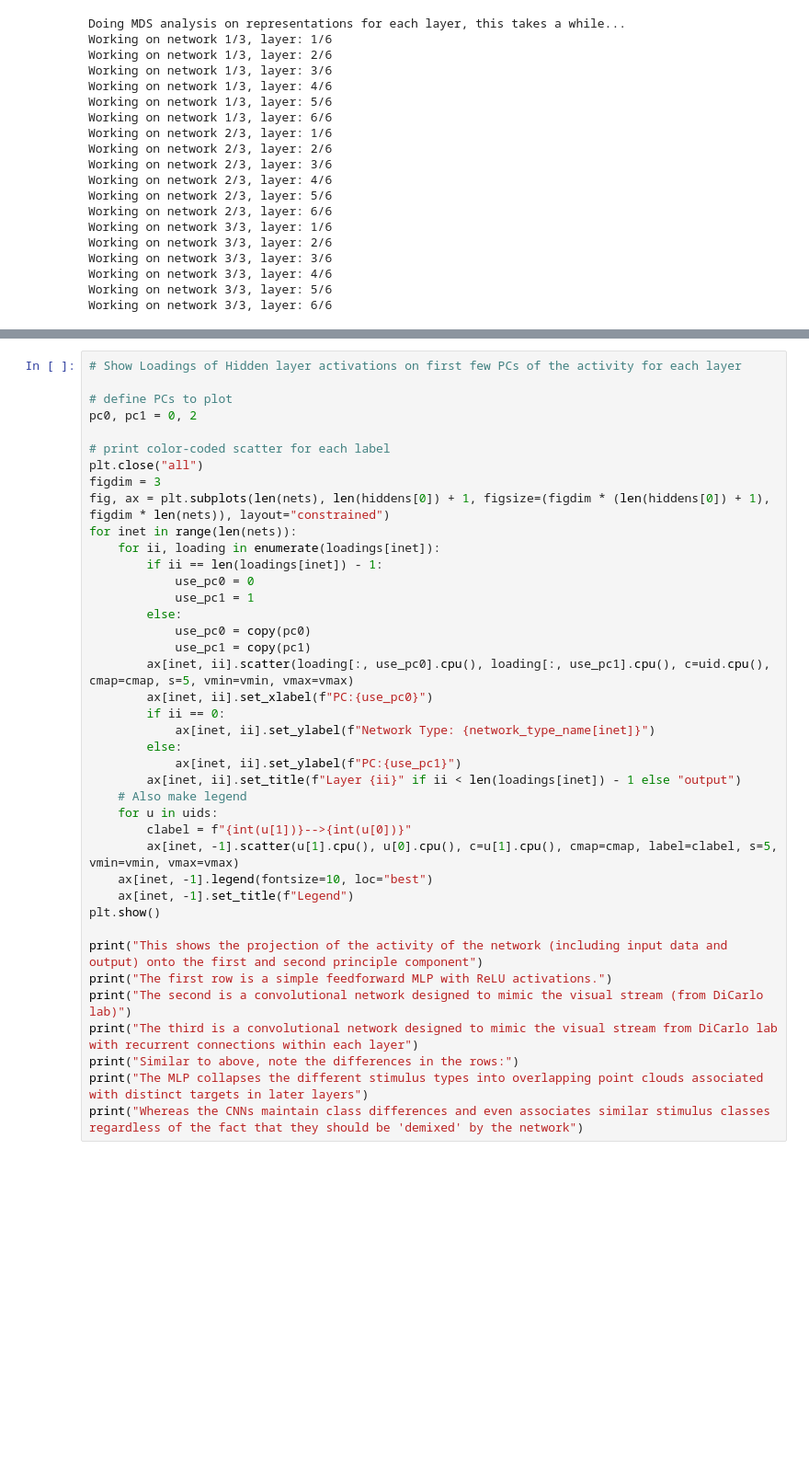
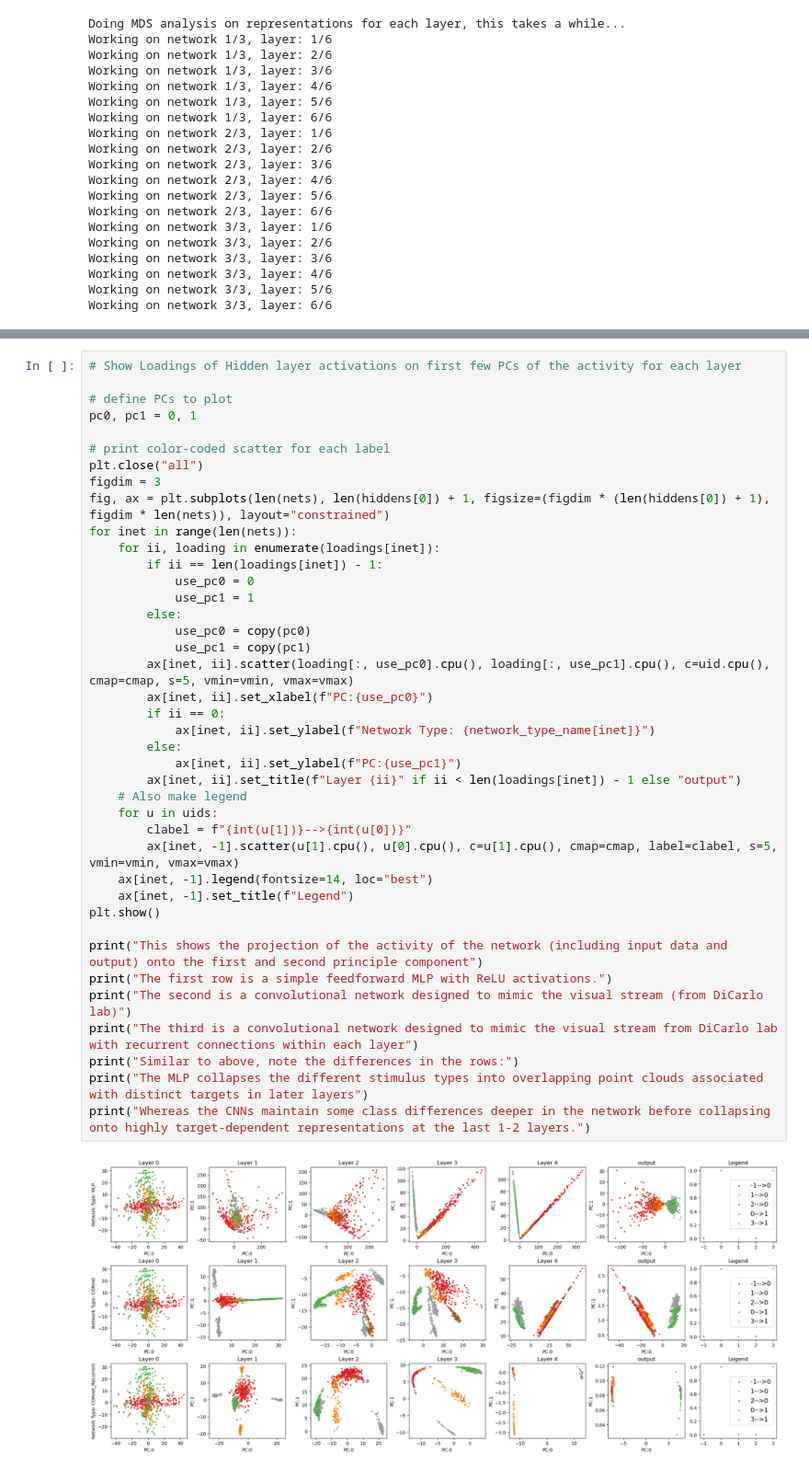
Before and after one commit to landoskape/bg-representational-split, a Jupyter notebook: workspace.ipynb, the cells around one changed output, grey strips where cells are left out. Shown at 92% size. Saved outputs shown, nothing was run; the diff lists cells and outputs as text; blank space fills up the shorter version.

```diff
--- a/workspace.ipynb
+++ b/workspace.ipynb
@@ -355,7 +365,7 @@ The convolutional networks do the same thing, but it takes them longer to make t
 # Show Loadings of Hidden layer activations on first few PCs of the activity for each layer
 
 # define PCs to plot
-pc0, pc1 = 0, 2
+pc0, pc1 = 0, 1
 
 # print color-coded scatter for each label
 plt.close("all")
@@ -363,32 +373,33 @@ figdim = 3
 fig, ax = plt.subplots(len(nets), len(hiddens[0]) + 1, figsize=(figdim * (len(hiddens[0]) + 1), figdim * len(nets)), layout="constrained")
 for inet in range(len(nets)):
     for ii, loading in enumerate(loadings[inet]):
         if ii == len(loadings[inet]) - 1:
             use_pc0 = 0
             use_pc1 = 1
         else:
             use_pc0 = copy(pc0)
             use_pc1 = copy(pc1)
         ax[inet, ii].scatter(loading[:, use_pc0].cpu(), loading[:, use_pc1].cpu(), c=uid.cpu(), cmap=cmap, s=5, vmin=vmin, vmax=vmax)
         ax[inet, ii].set_xlabel(f"PC:{use_pc0}")
         if ii == 0:
             ax[inet, ii].set_ylabel(f"Network Type: {network_type_name[inet]}")
         else:
             ax[inet, ii].set_ylabel(f"PC:{use_pc1}")
         ax[inet, ii].set_title(f"Layer {ii}" if ii < len(loadings[inet]) - 1 else "output")
     # Also make legend
     for u in uids:
         clabel = f"{int(u[1])}-->{int(u[0])}"
         ax[inet, -1].scatter(u[1].cpu(), u[0].cpu(), c=u[1].cpu(), cmap=cmap, label=clabel, s=5, vmin=vmin, vmax=vmax)
-    ax[inet, -1].legend(fontsize=10, loc="best")
+    ax[inet, -1].legend(fontsize=14, loc="best")
     ax[inet, -1].set_title(f"Legend")
 plt.show()
 
 print("This shows the projection of the activity of the network (including input data and output) onto the first and second principle component")
 print("The first row is a simple feedforward MLP with ReLU activations.")
 print("The second is a convolutional network designed to mimic the visual stream (from DiCarlo lab)")
 print("The third is a convolutional network designed to mimic the visual stream from DiCarlo lab with recurrent connections within each layer")
 print("Similar to above, note the differences in the rows:")
 print("The MLP collapses the different stimulus types into overlapping point clouds associated with distinct targets in later layers")
-print("Whereas the CNNs maintain class differences and even associates similar stimulus classes regardless of the fact that they should be 'demixed' by the network")
+print("Whereas the CNNs maintain some class differences deeper in the network before collapsing onto highly target-dependent representations at the last 1-2 layers.")
 # %% [output]
+[figure, new version]
```
Also changed, not shown: parts of 5 cells of this notebook.
